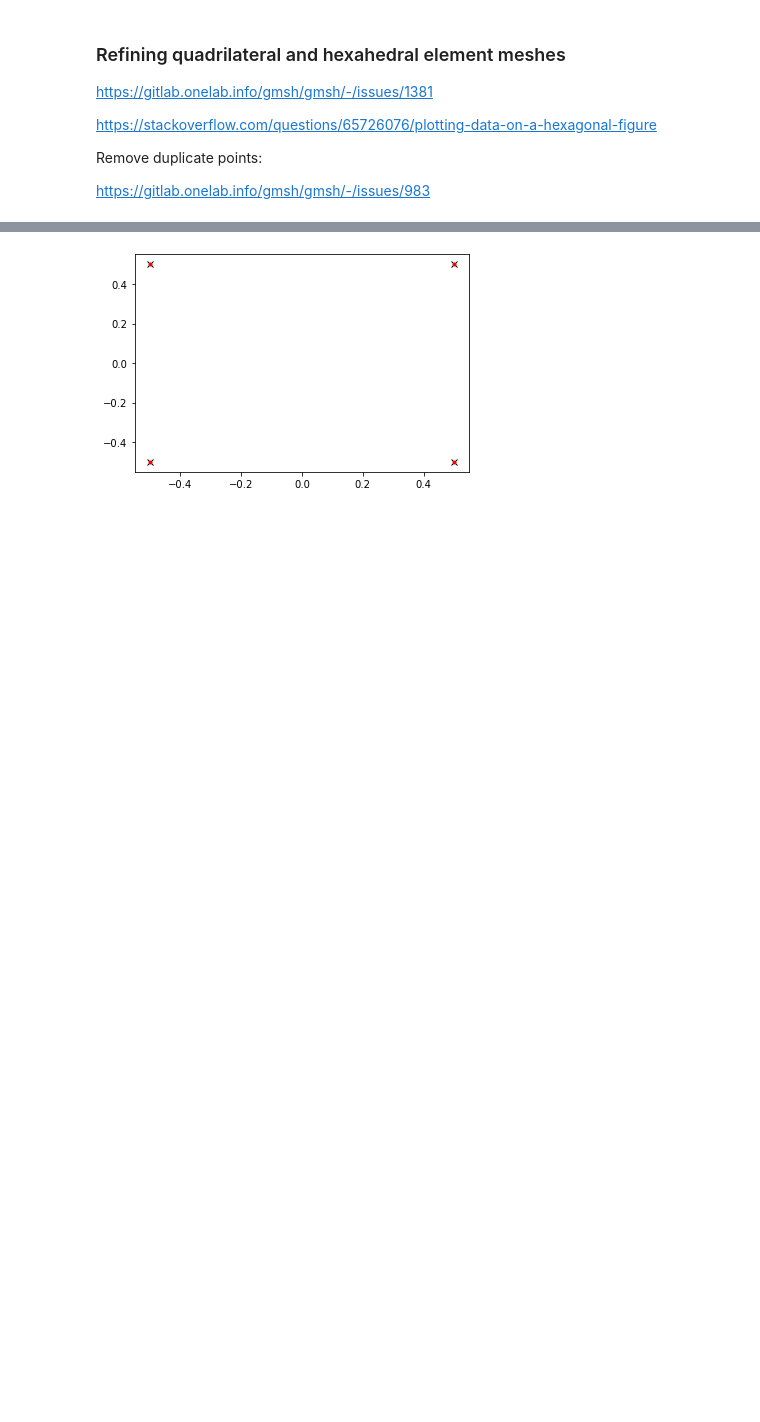
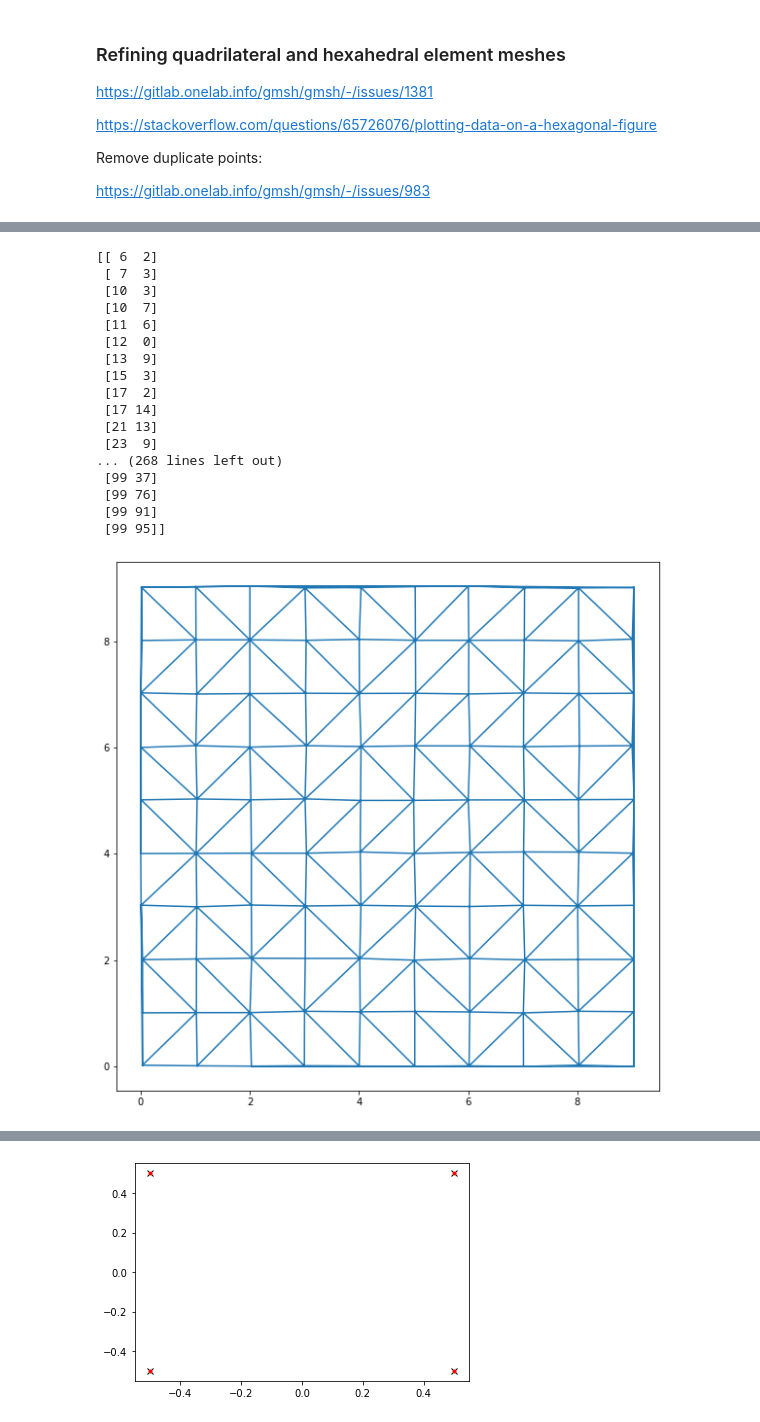
Before and after one commit to artorg-unibe-ch/spline_mesher, a Jupyter notebook: src/spline_mesher/quad-refinement-schneiders.ipynb, the cells around one changed output, grey strips where cells are left out. Drawn from its saved outputs; the diff is of its cells as text; code cells hidden in the pictures; blank space fills up the shorter version.

```diff
--- a/src/spline_mesher/quad-refinement-schneiders.ipynb
+++ b/src/spline_mesher/quad-refinement-schneiders.ipynb
@@ -238,23 +262,42 @@ points_angle_sorted = points_sorted[np.argsort(np.arctan2(points_sorted[:, 1] -
 # %%
 import numpy as np
 import matplotlib.tri as tri
 import matplotlib.pyplot as plt
 import random
 
-x, y = points[:, 0], points[:, 1]
-# x,y = np.meshgrid(np.arange(10), np.arange(10))
-# x = x.flatten()
-# y = y.flatten()
+# x, y = points[:, 0], points[:, 1]
+x,y = np.meshgrid(np.arange(10), np.arange(10))
+x = x.flatten()
+y = y.flatten()
 coordinates = np.column_stack([x,y])+0.04 * np.random.rand(len(x), 2)
 np.random.shuffle(coordinates)
 x=coordinates[:,0]
 y=coordinates[:,1]
 
 # perform triangulation
 triang=tri.Triangulation(x,y)
 f = plt.figure(figsize=(10,10))
 ax = plt.axes()
 tri.triplot(ax,triang)
+# %% [output]
+[[ 6  2]
+ [ 7  3]
+ [10  3]
+ [10  7]
+ [11  6]
+ [12  0]
+ [13  9]
+ [15  3]
+ [17  2]
+ [17 14]
+ [21 13]
+ [23  9]
+... (268 lines left out)
+ [99 37]
+ [99 76]
+ [99 91]
+ [99 95]]
+[figure, added]
 # %%
 # Apply affine transform to mesh
 # https://math.stackexchange.com/questions/2005847/affine-transformation-of-square
```
Also changed, not shown: parts of 6 cells of this notebook, 1 other file.
